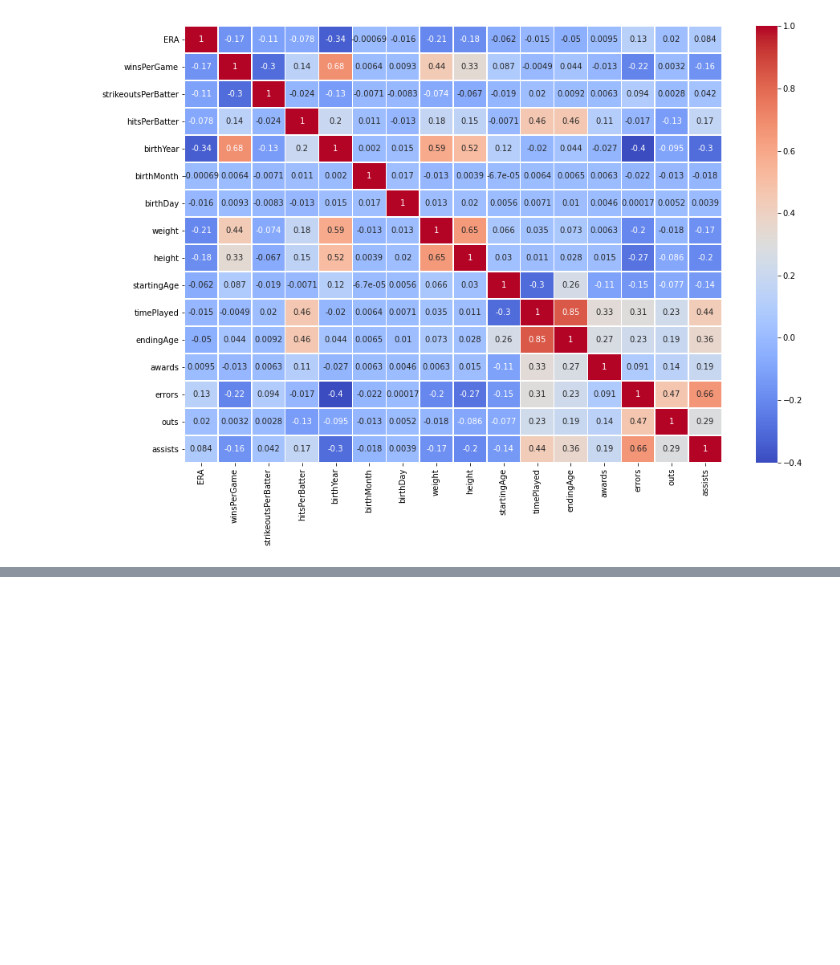
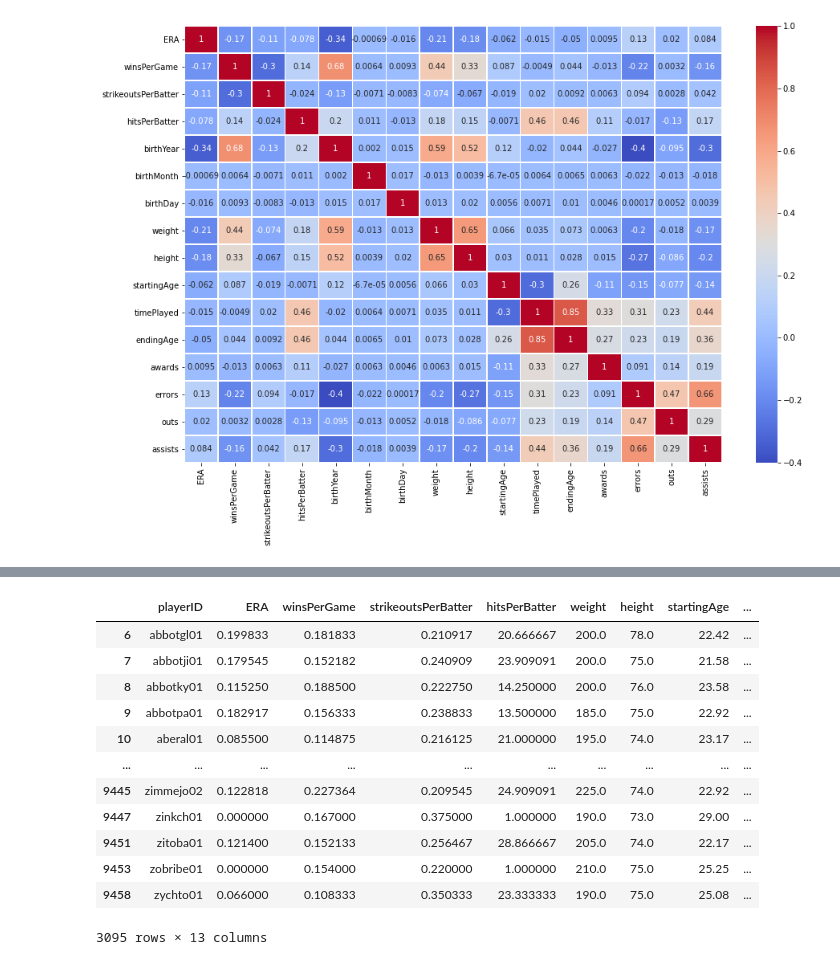
Before and after one commit to aradaha/Baseball-Stats-Project, a Jupyter notebook: Capstone2.ipynb, the cells around one changed output, grey strips where cells are left out. Saved outputs shown, nothing was run; the diff lists cells and outputs as text; code cells hidden in the pictures; blank space fills up the shorter version.

```diff
--- a/Capstone2.ipynb
+++ b/Capstone2.ipynb
@@ -64,4 +64,4 @@ sns.heatmap(Pitcher[PC].corr(), cmap='coolwarm', annot=True, linewidths=.5, ax=a
 # %% [output]
 [figure]
 # %%
-Pitcher.drop(['timePlayed'], axis=1, inplace=True)
+Pitcher.drop(['timePlayed', 'birthYear', 'birthMonth','birthDay'], axis=1, inplace=True)
@@ -67,0 +77,22 @@ Pitcher.drop(['timePlayed'], axis=1, inplace=True)
+# %%
+# Now I'm deciding which players are best by using several stats
+Pitcher2 = Pitcher.copy()
+Pitcher2['ERA'] = Pitcher2['ERA'].where(Pitcher2['ERA'] < 0.2, np.NaN)
+Pitcher2['strikeoutsPerBatter'] = Pitcher2['strikeoutsPerBatter'].where(Pitcher2['strikeoutsPerBatter'] > 0.2, np.NaN)
+Pitcher2['winsPerGame'] = Pitcher2['winsPerGame'].where(Pitcher2['winsPerGame'] > 0.1, np.NaN)
+Pitcher2['hitsPerBatter'] = Pitcher2['hitsPerBatter'].where(Pitcher2['hitsPerBatter'] < 30, np.NaN)
+Pitcher2.dropna()
+# %% [output]
+|  | playerID | ERA | winsPerGame | strikeoutsPerBatter | hitsPerBatter | weight | height | startingAge | ... |
+| 6 | abbotgl01 | 0.199833 | 0.181833 | 0.210917 | 20.666667 | 200.0 | 78.0 | 22.42 | ... |
+| 7 | abbotji01 | 0.179545 | 0.152182 | 0.240909 | 23.909091 | 200.0 | 75.0 | 21.58 | ... |
+| 8 | abbotky01 | 0.115250 | 0.188500 | 0.222750 | 14.250000 | 200.0 | 76.0 | 23.58 | ... |
+| 9 | abbotpa01 | 0.182917 | 0.156333 | 0.238833 | 13.500000 | 185.0 | 75.0 | 22.92 | ... |
+| 10 | aberal01 | 0.085500 | 0.114875 | 0.216125 | 21.000000 | 195.0 | 74.0 | 23.17 | ... |
+| ... | ... | ... | ... | ... | ... | ... | ... | ... | ... |
+| 9445 | zimmejo02 | 0.122818 | 0.227364 | 0.209545 | 24.909091 | 225.0 | 74.0 | 22.92 | ... |
+| 9447 | zinkch01 | 0.000000 | 0.167000 | 0.375000 | 1.000000 | 190.0 | 73.0 | 29.00 | ... |
+| 9451 | zitoba01 | 0.121400 | 0.152133 | 0.256467 | 28.866667 | 205.0 | 74.0 | 22.17 | ... |
+| 9453 | zobribe01 | 0.000000 | 0.154000 | 0.220000 | 1.000000 | 210.0 | 75.0 | 25.25 | ... |
+| 9458 | zychto01 | 0.066000 | 0.108333 | 0.350333 | 23.333333 | 190.0 | 75.0 | 25.08 | ... |
+3095 rows × 13 columns
```
Also changed, not shown: parts of 1 cell of this notebook, 2 other files.
